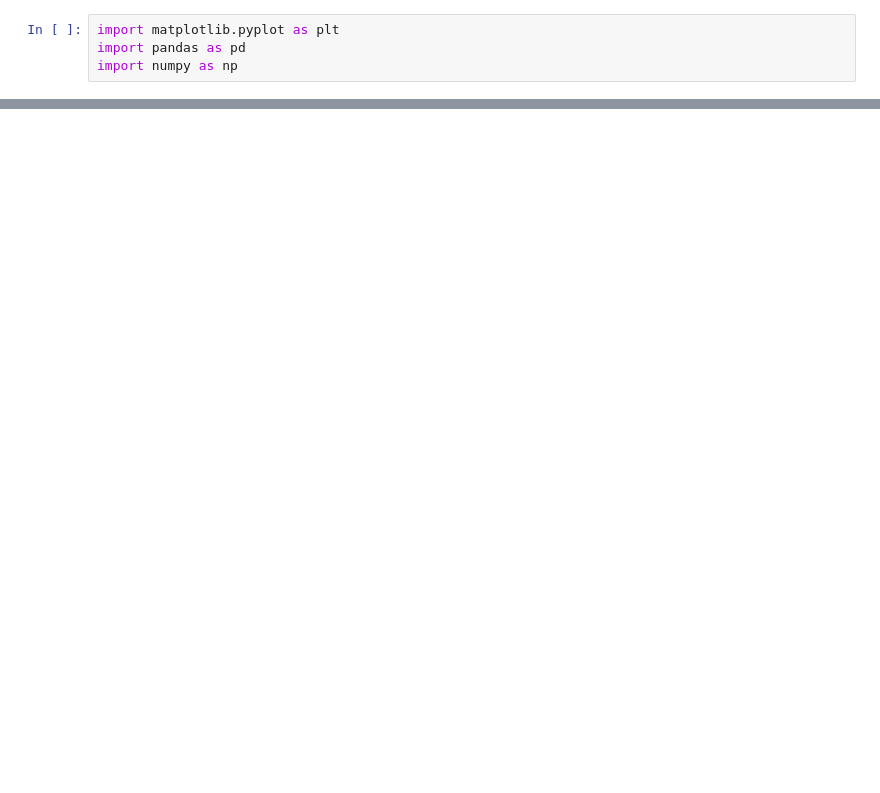
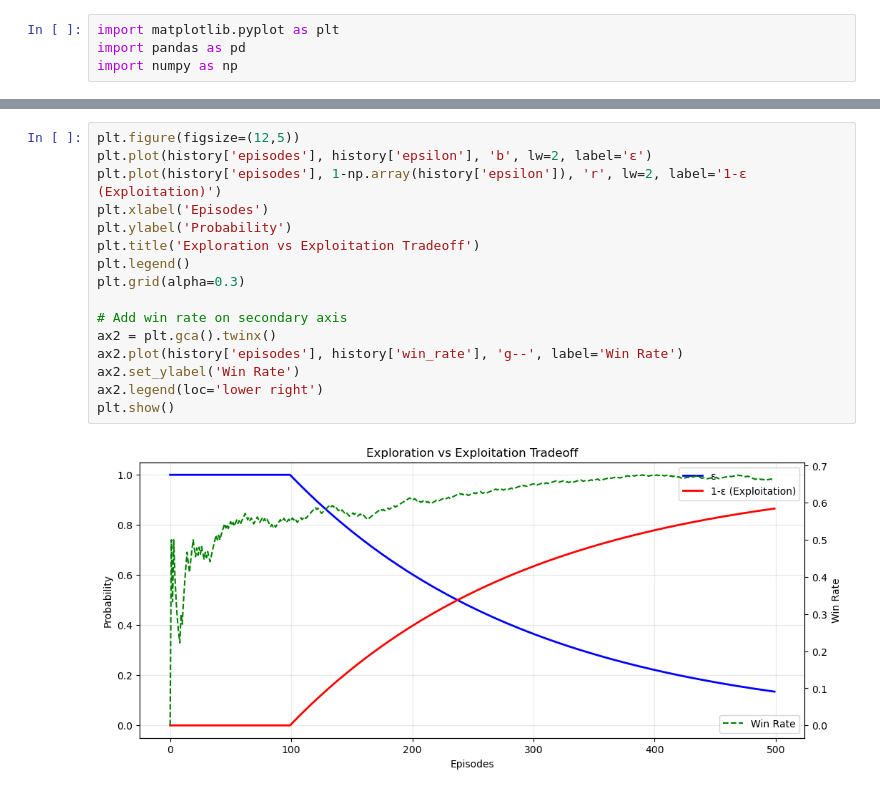
Before and after one commit to bashiralam185/self_learning_projects, a Jupyter notebook: RL_agent/model_analysis.ipynb, the cells around one changed output, grey strips where cells are left out. Saved outputs shown, nothing was run; the diff lists cells and outputs as text; blank space fills up the shorter version.

```diff
--- a/RL_agent/model_analysis.ipynb
+++ b/RL_agent/model_analysis.ipynb
@@ -137,0 +52,18 @@ plt.show()
+# %%
+plt.figure(figsize=(12,5))
+plt.plot(history['episodes'], history['epsilon'], 'b', lw=2, label='ε')
+plt.plot(history['episodes'], 1-np.array(history['epsilon']), 'r', lw=2, label='1-ε (Exploitation)')
+plt.xlabel('Episodes')
+plt.ylabel('Probability')
+plt.title('Exploration vs Exploitation Tradeoff')
+plt.legend()
+plt.grid(alpha=0.3)
+
+# Add win rate on secondary axis
+ax2 = plt.gca().twinx()
+ax2.plot(history['episodes'], history['win_rate'], 'g--', label='Win Rate')
+ax2.set_ylabel('Win Rate')
+ax2.legend(loc='lower right')
+plt.show()
+# %% [output]
+[figure, added]
```
Also changed, not shown: parts of 12 cells of this notebook, 34 other files.
